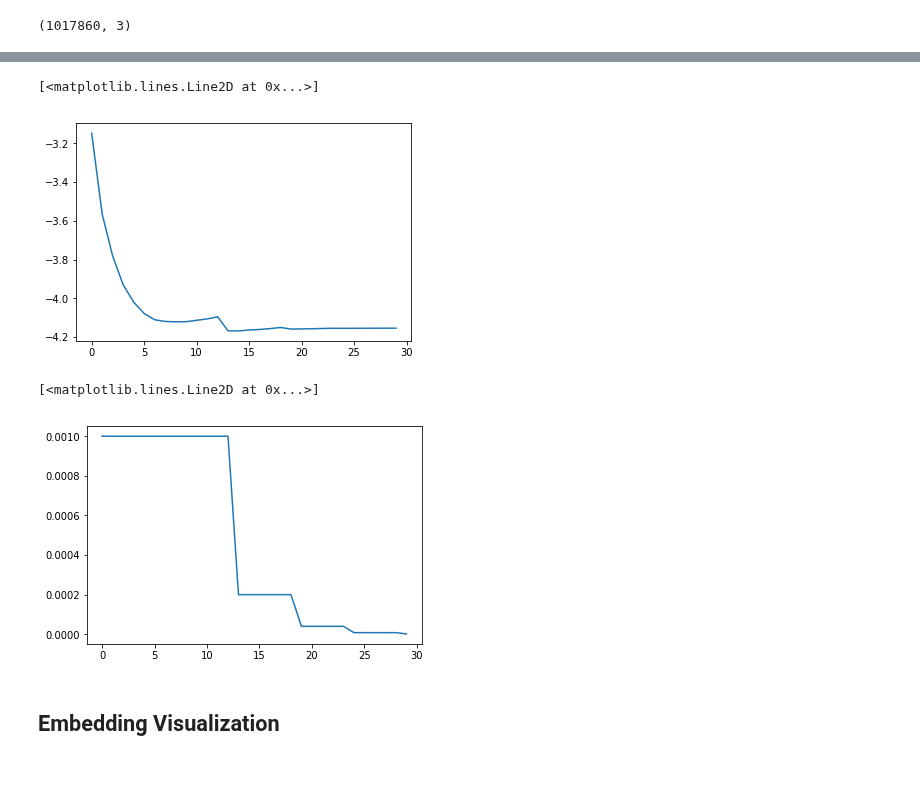
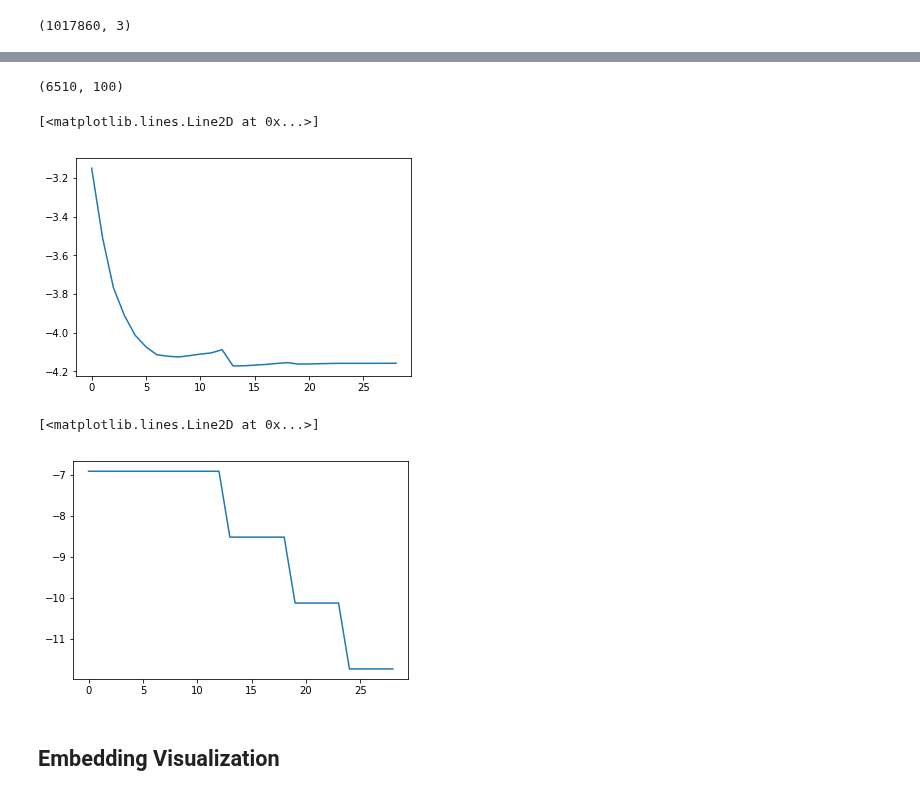
Before and after one commit to wenshuoliu/DLproj, a Jupyter notebook: NRD/GloVe_pretrain.ipynb, the cells around one changed output, grey strips where cells are left out. Saved outputs shown, nothing was run; the diff lists cells and outputs as text; code cells hidden in the pictures.

```diff
--- a/NRD/GloVe_pretrain.ipynb
+++ b/NRD/GloVe_pretrain.ipynb
@@ -214,0 +149,4 @@ cooccur_df.head()
+# %%
+g = Glove(input_dim=len(code_lst), embedding_dim=100)
+# %%
+g.update_cooccur(code_df)
@@ -287,0 +162,2 @@ Epoch 30/40
+# %%
+g.train_glove(cache_path=model_path, epochs=40)
@@ -288,13 +184,17 @@ Epoch 30/40
+# %%
+embed_mat.shape
+# %% [output]
+(6510, 100)
 # %%
-plt.plot(np.log(hist.history['val_loss']))
+plt.plot(np.log(g.train_history.history['val_loss']))
 # %% [output]
 [<matplotlib.lines.Line2D at 0x...>]
-[figure, old version]
+[figure, new version]
 # %%
-plt.plot(hist.history['lr'])
+plt.plot(np.log(g.train_history.history['lr']))
 # %% [output]
 [<matplotlib.lines.Line2D at 0x...>]
-[figure, old version]
+[figure, new version]
 # %% [markdown]
 ## Embedding Visualization
 # %%
```
Also changed, not shown: parts of 64 cells of this notebook, 6 other files.
